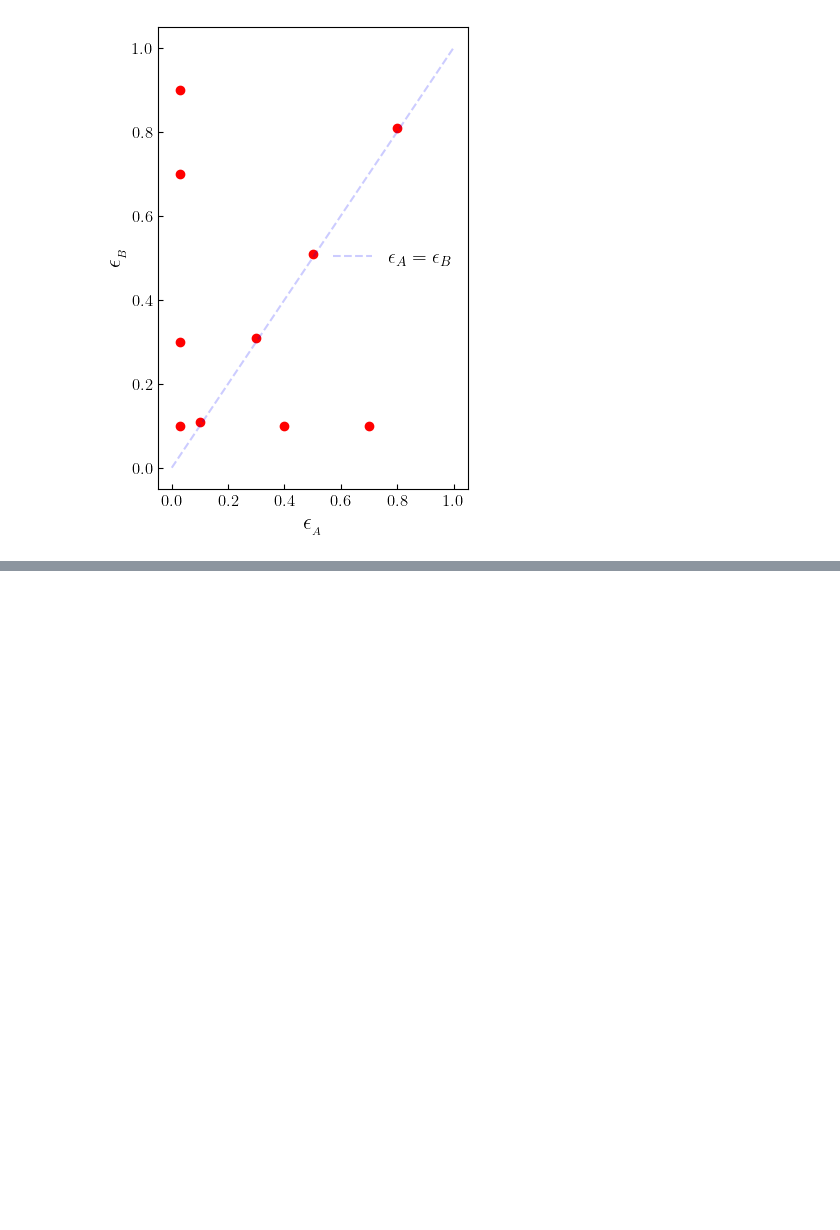
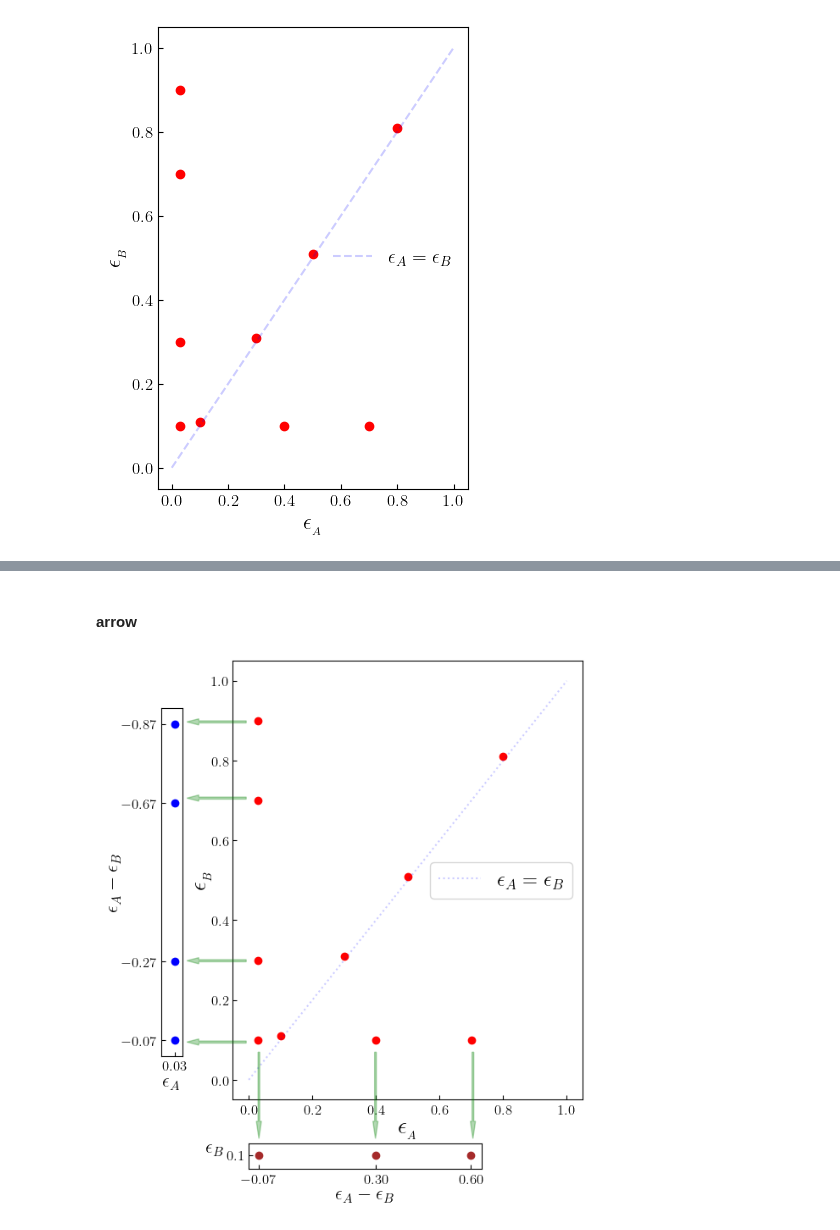
Before and after one commit to rahmahi/Chimera_Time_Crystal, a Jupyter notebook: codes/new_algo/regional_ea_eb/eaeb/eaeb_grid.ipynb, the cells around one changed output, grey strips where cells are left out. Saved outputs shown, nothing was run; the diff lists cells and outputs as text; code cells hidden in the pictures; blank space fills up the shorter version.

```diff
--- a/codes/new_algo/regional_ea_eb/eaeb/eaeb_grid.ipynb
+++ b/codes/new_algo/regional_ea_eb/eaeb/eaeb_grid.ipynb
@@ -26,0 +88,77 @@ plt.show()
+# %% [markdown]
+#### arrow
+# %%
+import matplotlib.pyplot as plt
+import numpy as np
+
+# Update the default parameters
+plt.rcParams.update({"figure.figsize": (5, 6), "text.usetex": True, "font.family": "sans-serif",
+                     "font.size": 12, "font.sans-serif": ["Helvetica"]})
+
+# Data
+ea = np.array([0.03, 0.03, 0.03, 0.03, 0.1, 0.3, 0.4, 0.5, 0.7, 0.8])
+eb = np.array([0.1, 0.3, 0.7, 0.9, 0.11, 0.31, 0.1, 0.51, 0.1, 0.81])
+x = np.linspace(0, 1, 10)
+y = x
+
+# Create subplots
+fig,  ax_main = plt.subplots()
+#plt.subplots_adjust(wspace=0.02, hspace=0.2)
+ax_left = fig.add_axes([-0.03, 0.192, 0.05, 0.685])
+ax_bottom = fig.add_axes([0.175, -0.03, 0.55,  0.05])
+
+# Main plot
+ax_main.plot(x, y, color='blue', alpha=0.2, linestyle='dotted', label=r'$\epsilon_A = \epsilon_B$')
+ax_main.scatter(ea, eb, color='red')
+ax_main.set_ylabel(r"$\epsilon_{_B}$", fontsize = 20, labelpad = 0)
+ax_main.set_xlabel(r"$\epsilon_{_A}$", fontsize = 20, labelpad = 0)
+ax_main.tick_params(which='both', axis='both', direction="in")
+ax_main.legend(loc=7, frameon=True, fontsize=18)
+
+# Left subplot
+ax_left.scatter(np.ones(4)*0.03, np.flip(ea[0:4]-eb[0:4]), color='blue')
+ax_left.set_xlabel(r"$\epsilon_A$", labelpad = 0, fontsize=16)
+ax_left.set_ylabel(r"$\epsilon_A-\epsilon_B$", labelpad = 0, fontsize=16)
+ax_left.yaxis.set_label_position('left')
+ax_left.set_xlim([-0.05, 0.08])
+ax_left.set_xticks([0.03])
+ax_left.set_yticks(np.flip(ea[0:4]-eb[0:4]))
+ax_left.tick_params(axis='both', direction='in')
+ax_left.invert_yaxis()
+
+# Bottom subplot
+bottom_xdata = np.array([0.03, 0.4, 0.7])
+bottom_ydata = np.ones(3) * 0.1
+ax_bottom.scatter(bottom_xdata-bottom_ydata, bottom_ydata, color='brown')
+ax_bottom.set_ylabel(r"$\epsilon_B$", labelpad = 10, fontsize=16, rotation = 0)
+ax_bottom.set_xlabel(r"$\epsilon_A-\epsilon_B$", labelpad = 0, fontsize=16)
+ax_bottom.yaxis.set_label_position('left')
+ax_bottom.set_ylim(-0.15, 0.3)
+ax_bottom.set_yticks([0.1])
+ax_bottom.set_xticks(bottom_xdata-bottom_ydata)
+ax_bottom.tick_params(axis='both', direction='in')
+
+# Add an arrow spanning across subplots
+arrow = plt.Arrow(0.17, 0.85, -0.14, 0.0, width=0.02, color='green', alpha = 0.3)
+fig.add_artist(arrow)
+arrow = plt.Arrow(0.17, 0.7, -0.14, 0.0, width=0.02, color='green', alpha = 0.3)
+fig.add_artist(arrow)
+arrow = plt.Arrow(0.17, 0.38, -0.14, 0.0, width=0.02, color='green', alpha = 0.3)
+fig.add_artist(arrow)
+arrow = plt.Arrow(0.17, 0.22, -0.14, 0.0, width=0.02, color='green', alpha = 0.3)
+fig.add_artist(arrow)
+
+arrow = plt.Arrow(0.2, .2, 0.0, -0.17, width=0.02, color='green', alpha = 0.3)
+fig.add_artist(arrow)
+arrow = plt.Arrow(0.475, .2, 0.0, -0.17, width=0.02, color='green', alpha = 0.3)
+fig.add_artist(arrow)
+arrow = plt.Arrow(0.705, .2, 0.0, -0.17, width=0.02, color='green', alpha = 0.3)
+fig.add_artist(arrow)
+# Adjust layout
+plt.tight_layout()
+
+# Save and show
+plt.savefig('eaeb_grid_with_subplots_right_bottom.svg', bbox_inches='tight', pad_inches=0.0, dpi=600)
+plt.show()
+# %% [output]
+[figure, added]
```
Also changed, not shown: parts of 2 cells of this notebook.
